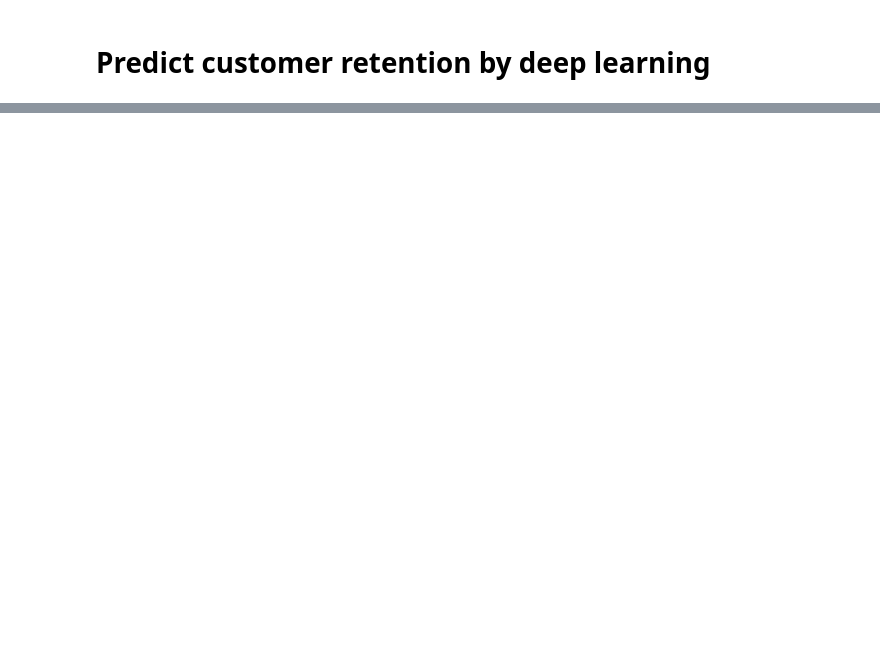
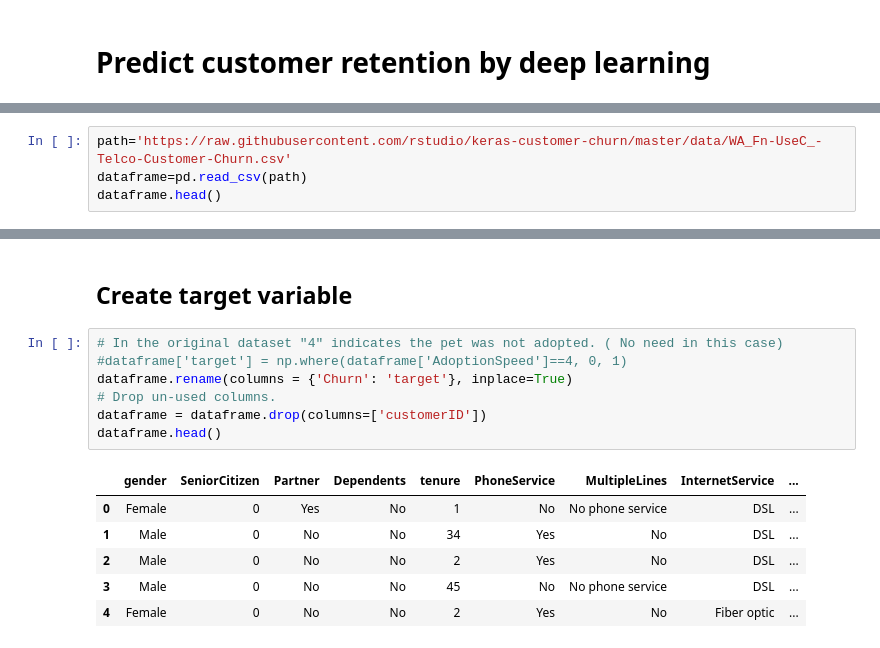
Before and after one commit to duybluemind1988/project_py, a Jupyter notebook: Churn/Churn_TF.ipynb, the cells around one changed output, grey strips where cells are left out. Cells and saved outputs as stored; diff of their text form; blank space fills up the shorter version.

```diff
--- a/Churn/Churn_TF.ipynb
+++ b/Churn/Churn_TF.ipynb
@@ -128,0 +15,4 @@ y_test=le.transform(y_test)
+# %%
+path='https://raw.githubusercontent.com/rstudio/keras-customer-churn/master/data/WA_Fn-UseC_-Telco-Customer-Churn.csv'
+dataframe=pd.read_csv(path)
+dataframe.head()
@@ -128,0 +42,16 @@ y_test=le.transform(y_test)
+# %% [markdown]
+## Create target variable
+# %%
+# In the original dataset "4" indicates the pet was not adopted. ( No need in this case)
+#dataframe['target'] = np.where(dataframe['AdoptionSpeed']==4, 0, 1)
+dataframe.rename(columns = {'Churn': 'target'}, inplace=True)
+# Drop un-used columns.
+dataframe = dataframe.drop(columns=['customerID'])
+dataframe.head()
+# %% [output]
+|  | gender | SeniorCitizen | Partner | Dependents | tenure | PhoneService | MultipleLines | InternetService | ... |
+| 0 | Female | 0 | Yes | No | 1 | No | No phone service | DSL | ... |
+| 1 | Male | 0 | No | No | 34 | Yes | No | DSL | ... |
+| 2 | Male | 0 | No | No | 2 | Yes | No | DSL | ... |
+| 3 | Male | 0 | No | No | 45 | No | No phone service | DSL | ... |
+| 4 | Female | 0 | No | No | 2 | Yes | No | Fiber optic | ... |
```
Also changed, not shown: parts of 40 cells of this notebook.
